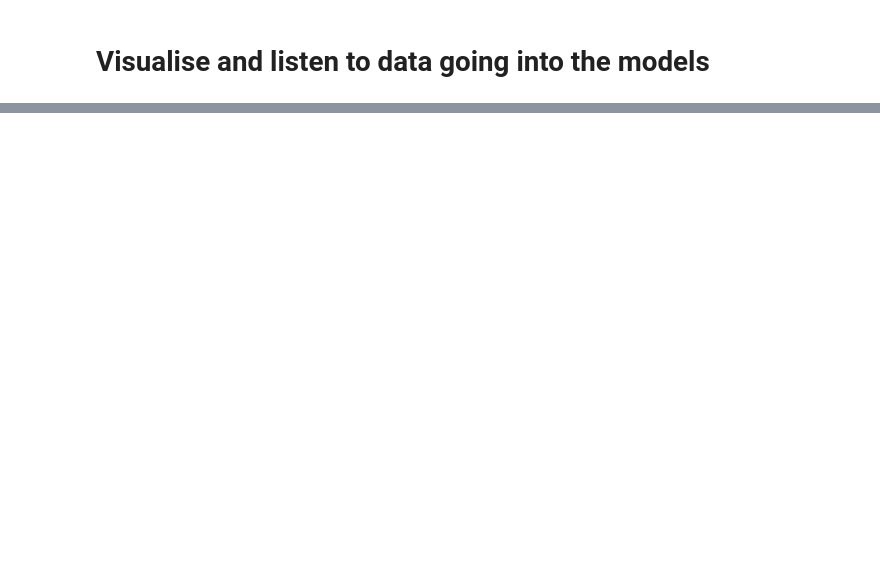
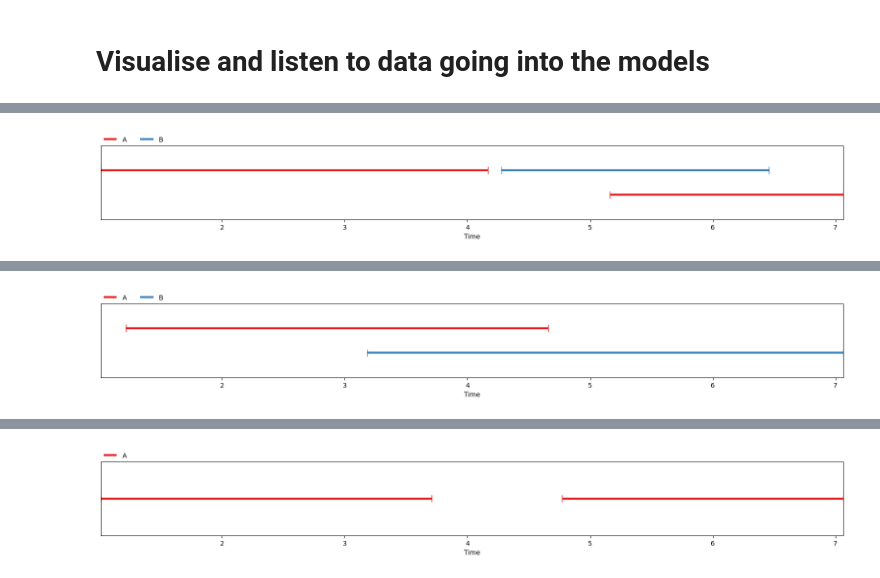
Before and after one commit to mogwai/nanodrz, a Jupyter notebook: notebook/synthetic_diarization.ipynb, the cells around one changed output, grey strips where cells are left out. Drawn from its saved outputs; the diff is of its cells as text; code cells hidden in the pictures; blank space fills up the shorter version.

```diff
--- a/notebook/synthetic_diarization.ipynb
+++ b/notebook/synthetic_diarization.ipynb
@@ -16,9 +16,7 @@ KeyboardInterrupt:
-# %%
-for i in range(1):
-    play(speakers[0].utts[i][1])
 # %%
-while True:
+for i in range(3):
     audio, labels = data.artificial_diarisation_sample(list(speakers), min_secs=15, max_secs=45, num_speakers=2, silence_max=2, interrupt_max=2)
     print(audio.shape[-1]/16000)
-    # visualise_annotation(labels)
+    visualise_annotation(labels)
     play(audio, 16000)
+# %% [output]
@@ -24,0 +27 @@ while True:
+[figure, added]
@@ -24,0 +35 @@ while True:
+[figure, added]
@@ -24,0 +44 @@ while True:
+[figure, added]
```
Also changed, not shown: parts of 2 cells of this notebook, 7 other files.
